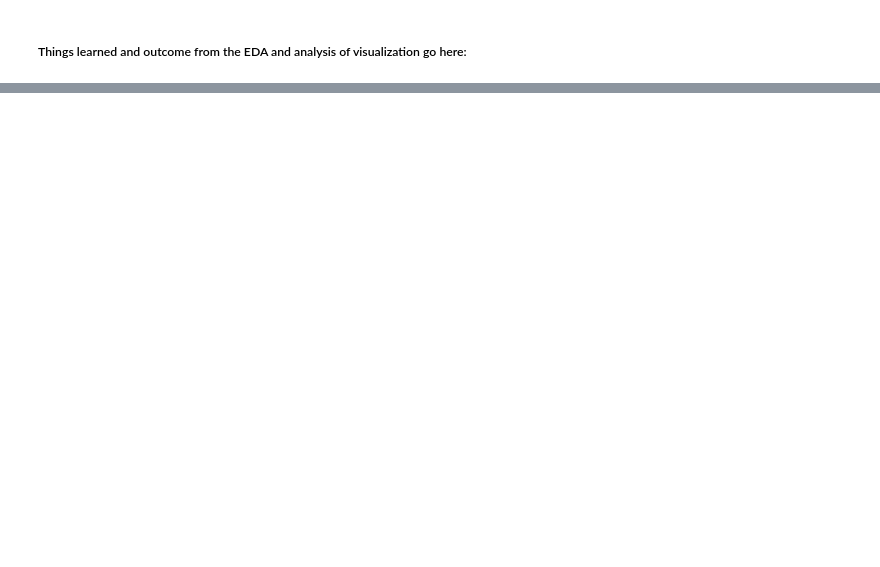
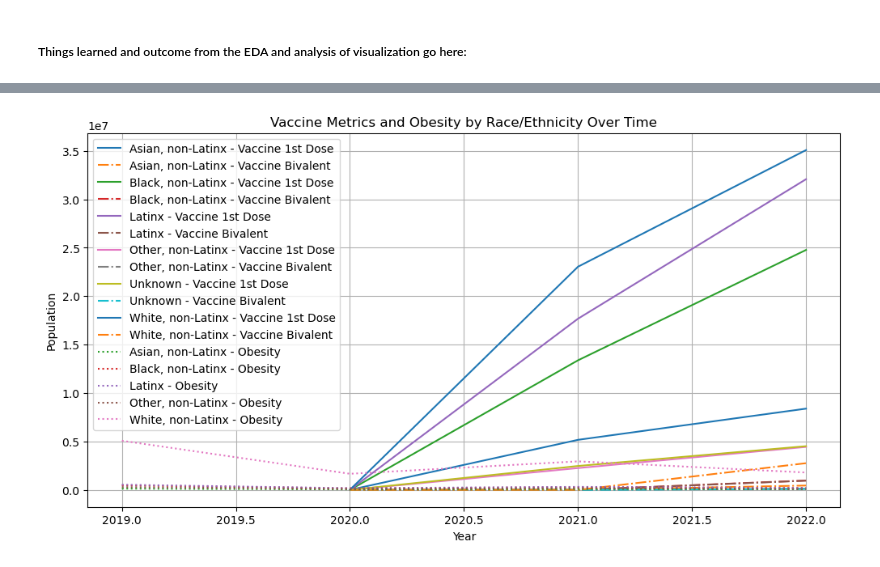
Before and after one commit to DaniyalSKKR/Covid19-Vaccinations-Obesity-Across-Ethnic-Groups, a Jupyter notebook: src/finalProject.ipynb, the cells around one changed output, grey strips where cells are left out. Drawn from its saved outputs; the diff is of its cells as text; code cells hidden in the pictures; blank space fills up the shorter version.

```diff
--- a/src/finalProject.ipynb
+++ b/src/finalProject.ipynb
@@ -79,0 +175,48 @@ EDA code will go in this block
+# %%
+import matplotlib.pyplot as plt
+import seaborn as sns
+
+vaccine_df = grouped_df
+obesity_df = df2_fs
+
+df_obesity = obesity_df
+df_vaccine = vaccine_df
+df_vaccine = df_vaccine[df_vaccine['Race/Ethnicity'] != 'All']
+# Filter relevant columns for vaccine data
+vaccine_cols = ['Year', 'Race/Ethnicity', 'Total Population', 'Total 1st Dose', 'Total Bivalent']
+df_vaccine = df_vaccine[vaccine_cols]
+
+# Filter relevant columns for obesity data
+obesity_cols = ['YearStart', 'Race/Ethnicity', 'Sample_Size']
+df_obesity = df_obesity[obesity_cols]
+
+# Rename columns in obesity dataframe to match vaccine dataframe
+df_obesity = df_obesity.rename(columns={'YearStart': 'Year'})
+
+# Group vaccine data by year and ethnicity and sum the values
+df_vaccine_grouped = df_vaccine.groupby(['Year', 'Race/Ethnicity']).sum().reset_index()
+
+# Group obesity data by year and ethnicity and sum the values
+df_obesity_grouped = df_obesity.groupby(['Year', 'Race/Ethnicity']).sum().reset_index()
+plt.figure(figsize=(12, 6))
+
+for ethnicity in df_vaccine_grouped['Race/Ethnicity'].unique():
+    df_vaccine_ethnicity = df_vaccine_grouped[df_vaccine_grouped['Race/Ethnicity'] == ethnicity]
+    plt.plot(df_vaccine_ethnicity['Year'], df_vaccine_ethnicity['Total 1st Dose'], label=f'{ethnicity} - Vaccine 1st Dose', linestyle='-')
+
+    # Plotting bivalent if available
+    if 'Total Bivalent' in df_vaccine_grouped.columns:
+        plt.plot(df_vaccine_ethnicity['Year'], df_vaccine_ethnicity['Total Bivalent'], linestyle='-.', label=f'{ethnicity} - Vaccine Bivalent')
+
+for ethnicity in df_obesity_grouped['Race/Ethnicity'].unique():
+    df_obesity_ethnicity = df_obesity_grouped[df_obesity_grouped['Race/Ethnicity'] == ethnicity]
+    plt.plot(df_obesity_ethnicity['Year'], df_obesity_ethnicity['Sample_Size'], label=f'{ethnicity} - Obesity', linestyle=':')
+
+plt.title('Vaccine Metrics and Obesity by Race/Ethnicity Over Time')
+plt.xlabel('Year')
+plt.ylabel('Population')
+plt.legend()
+plt.grid(True)
+plt.show()
+# %% [output]
+[figure, added]
```
Also changed, not shown: parts of 6 cells of this notebook, 4 other files.
